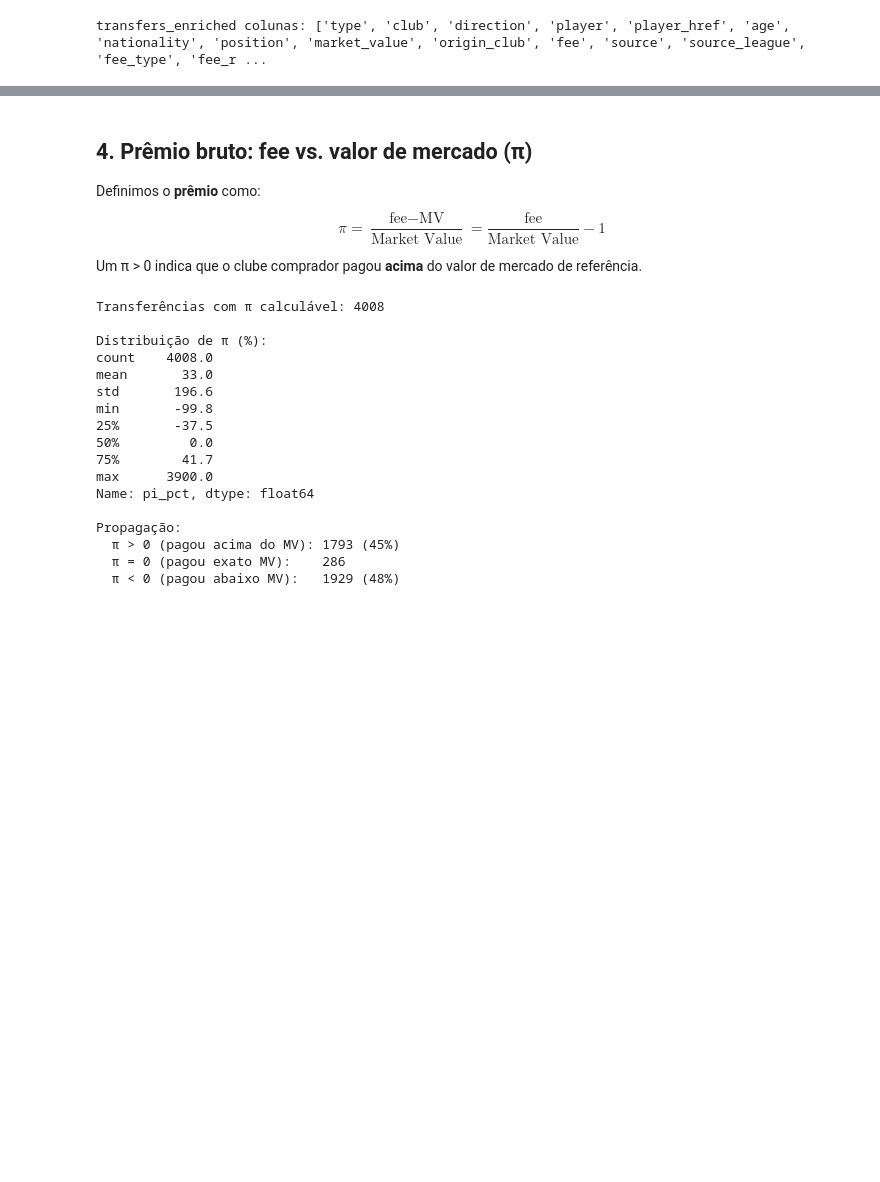
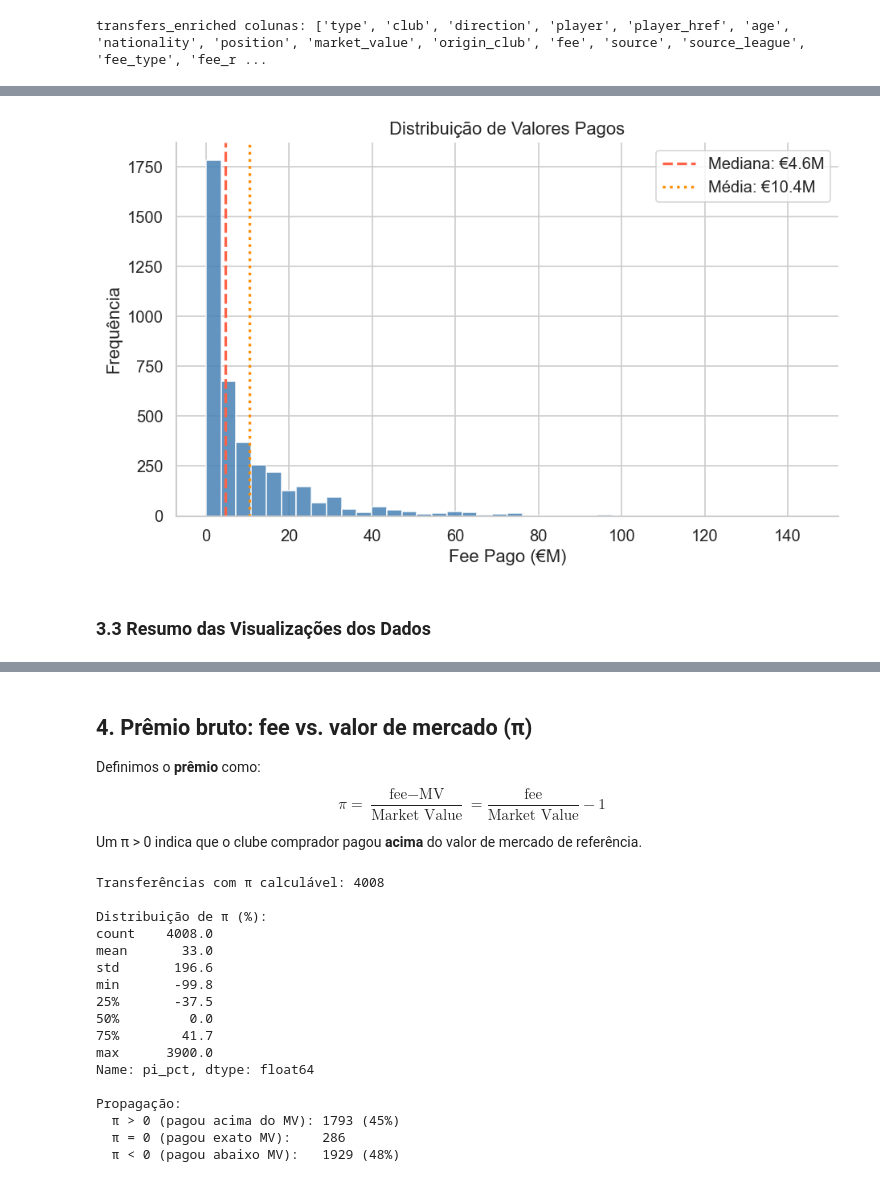
Before and after one commit to leticia-ribeirom/TP-CDAF, a Jupyter notebook: notebooks/exploratory_analysis.ipynb, the cells around one changed output, grey strips where cells are left out. Drawn from its saved outputs; the diff is of its cells as text; code cells hidden in the pictures; blank space fills up the shorter version.

```diff
--- a/notebooks/exploratory_analysis.ipynb
+++ b/notebooks/exploratory_analysis.ipynb
@@ -322,0 +421,14 @@ Name: fee, dtype: float64
+# %%
+# 3.1 Isolamento da base transacional e remoção de nulos
+df_paid = df_transfers[df_transfers['fee_type'] == 'paid'].copy()
+df_both = df_paid.dropna(subset=['fee', 'market_value']).copy()
+
+print("--- DIAGNÓSTICO DA BASE ---")
+print(f"Total de movimentações brutas: {len(df_transfers)}")
+print(f'Transferências com fee real: {len(df_paid)}')
+print(f'Com market_value informado:  {df_paid["market_value"].notna().sum()}')
+print(f'Com ambos fee e MV:          {(df_paid["fee"].notna() & df_paid["market_value"].notna()).sum()}')
+
+print('\n--- ESTATÍSTICAS DE FEE (€M) ---')
+stats_fee = (df_both['fee'] / 1e6).describe().round(2)
+print(stats_fee)
@@ -322,0 +478,33 @@ Name: fee, dtype: float64
+# %%
+# Preparação das variáveis (conversão para Milhões)
+vals_m = df_both['fee'] / 1e6
+mv_m = df_both['market_value'] / 1e6
+
+# Cálculo estatístico (Correlação)
+corr_coef = df_both['market_value'].corr(df_both['fee'])
+median_val = vals_m.median()
+mean_val = vals_m.mean()
+
+print(f"Dados preparados. Correlação R = {corr_coef:.2f}")
+# %%
+fig, ax = plt.subplots(figsize=(8, 5))
+
+# Plota o Histograma
+ax.hist(vals_m, bins=40, color='steelblue', edgecolor='white', alpha=0.85)
+
+# Adiciona as linhas de Média e Mediana
+ax.axvline(vals_m.median(), color='tomato', lw=2, linestyle='--', label=f'Mediana: €{vals_m.median():.1f}M')
+ax.axvline(vals_m.mean(), color='darkorange', lw=2, linestyle=':', label=f'Média: €{vals_m.mean():.1f}M')
+
+# Configurações de texto e eixos
+ax.set_xlabel('Fee Pago (€M)')
+ax.set_ylabel('Frequência')
+ax.set_title('Distribuição de Valores Pagos')
+ax.legend()
+
+# Limpeza de layout
+sns.despine(fig=fig)
+plt.tight_layout()
+plt.show()
+# %% [output]
+[figure, added]
@@ -323,3 +590,5 @@ Name: fee, dtype: float64
+# %% [markdown]
+### 3.3 Resumo das Visualizações dos Dados
 # %%
 fig, axes = plt.subplots(1, 3, figsize=(16, 4))
 
```
Also changed, not shown: parts of 31 cells of this notebook, 6 other files.
